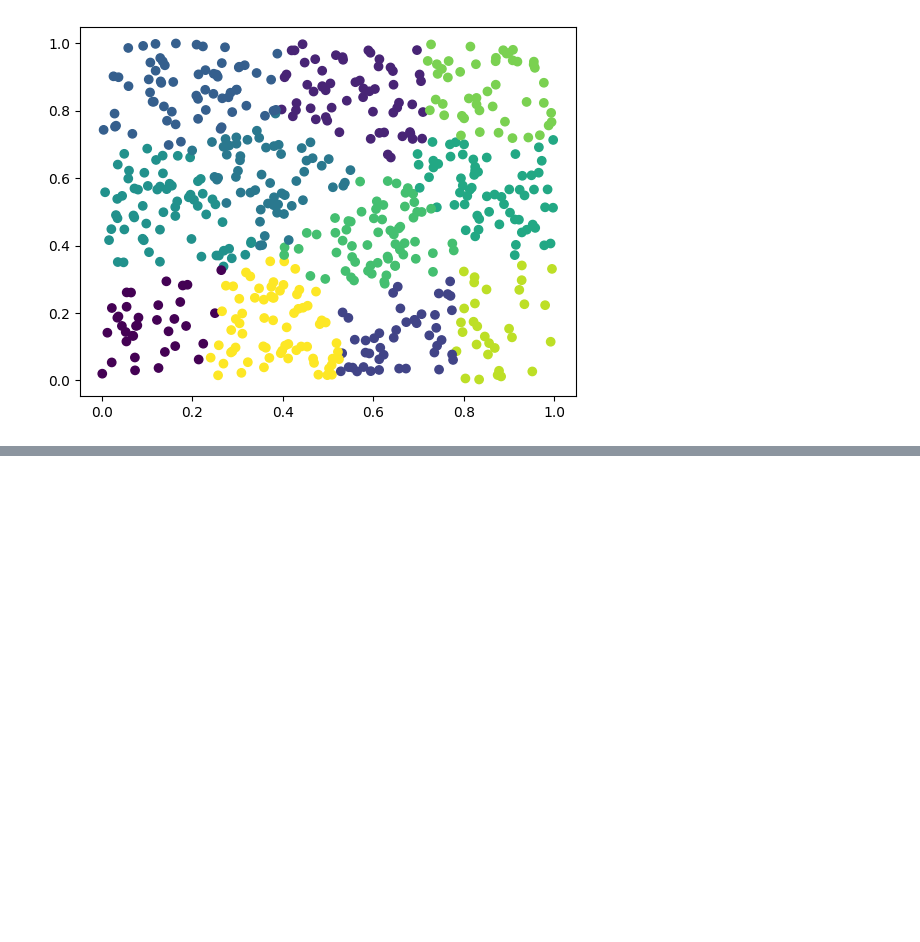
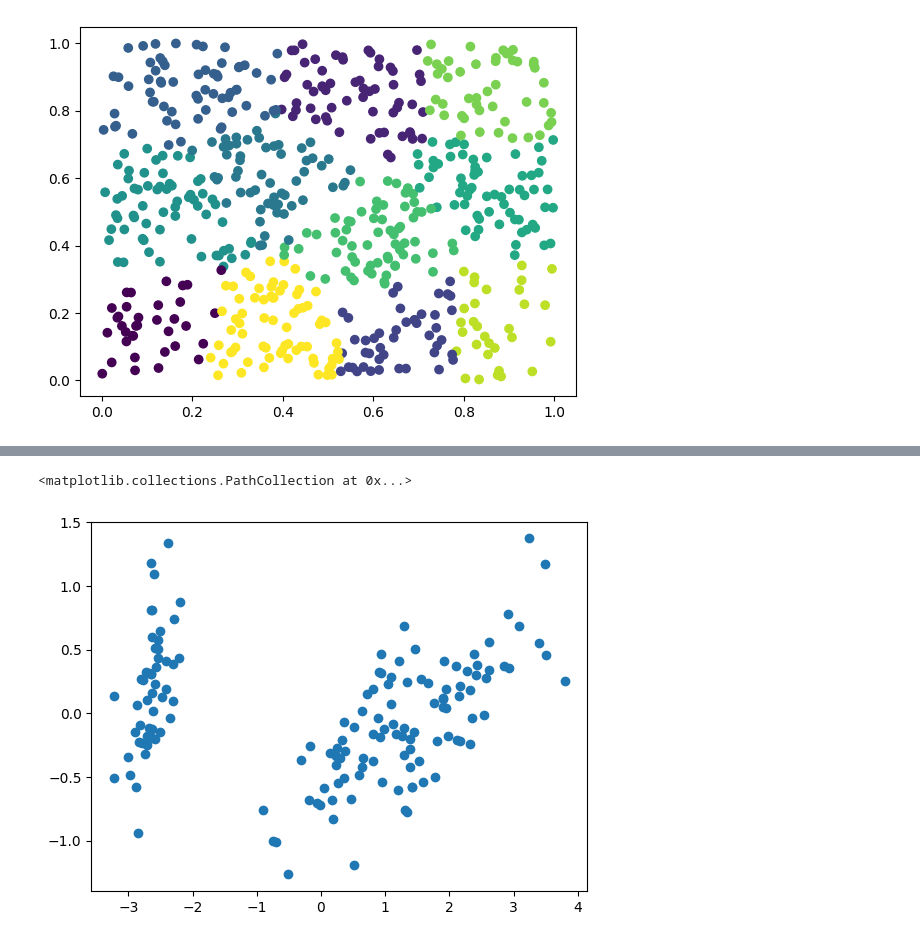
Before and after one commit to deepakalur4/UnSuperivised-ML-Algo-Practical-implementation, a Jupyter notebook: All_ML_Clustering.ipynb, the cells around one changed output, grey strips where cells are left out. Cells and saved outputs as stored; diff of their text form; code cells hidden in the pictures; blank space fills up the shorter version.

```diff
--- a/All_ML_Clustering.ipynb
+++ b/All_ML_Clustering.ipynb
@@ -108,0 +113,2 @@ plt.scatter(y[:,0],y[:,1],c=y_pred)
+# %%
+df=sns.load_dataset("iris")
@@ -108,0 +131,2 @@ plt.scatter(y[:,0],y[:,1],c=y_pred)
+# %%
+df["species"]=df["species"].apply(lambda x:1 if x=="setosa" else (2 if x=="virginica" else 0))
@@ -108,0 +151,9 @@ plt.scatter(y[:,0],y[:,1],c=y_pred)
+# %%
+pca_model=PCA(n_components=2)
+# %%
+pca_scaled_model=pca_model.fit_transform(df.iloc[:,:-1])
+# %%
+plt.scatter(pca_scaled_model[:,0],pca_scaled_model[:,1])
+# %% [output]
+<matplotlib.collections.PathCollection at 0x...>
+[figure, added]
```
Also changed, not shown: parts of 13 cells of this notebook.
